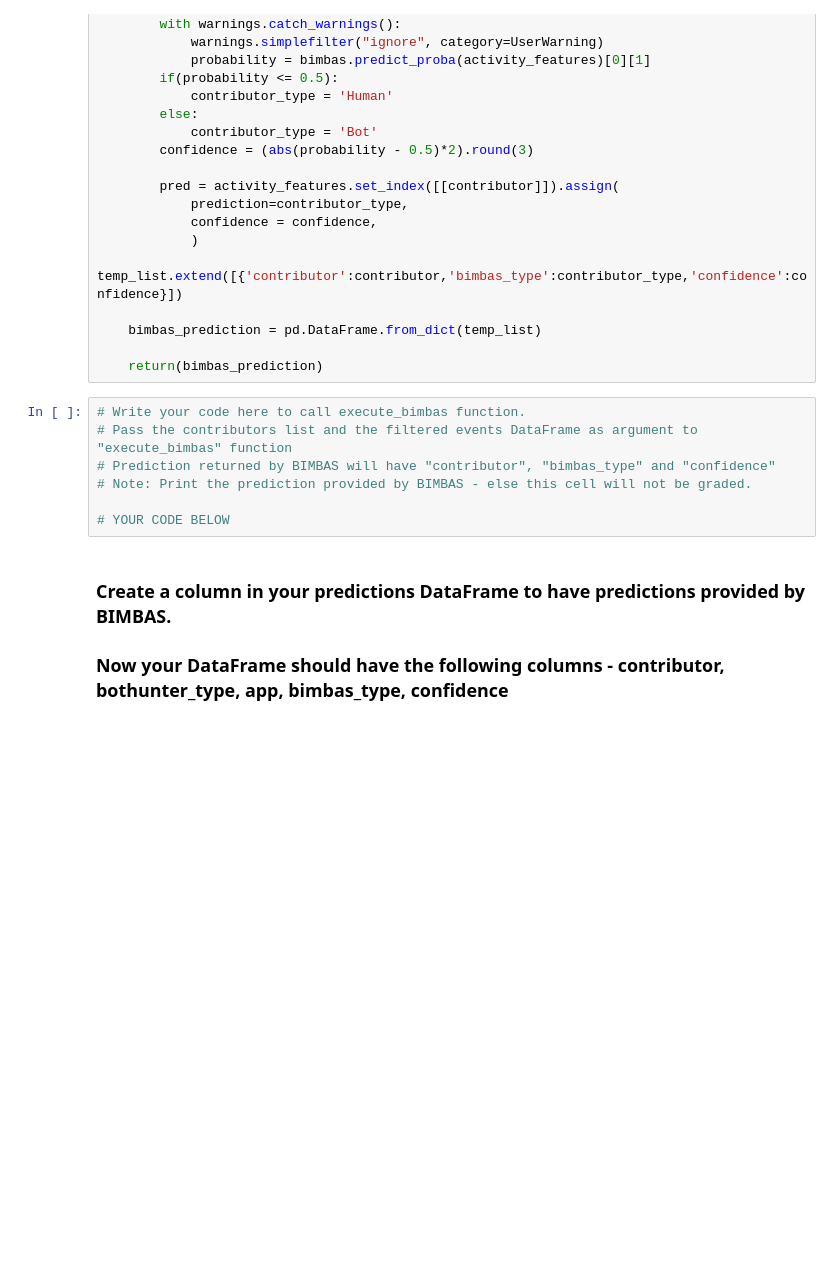
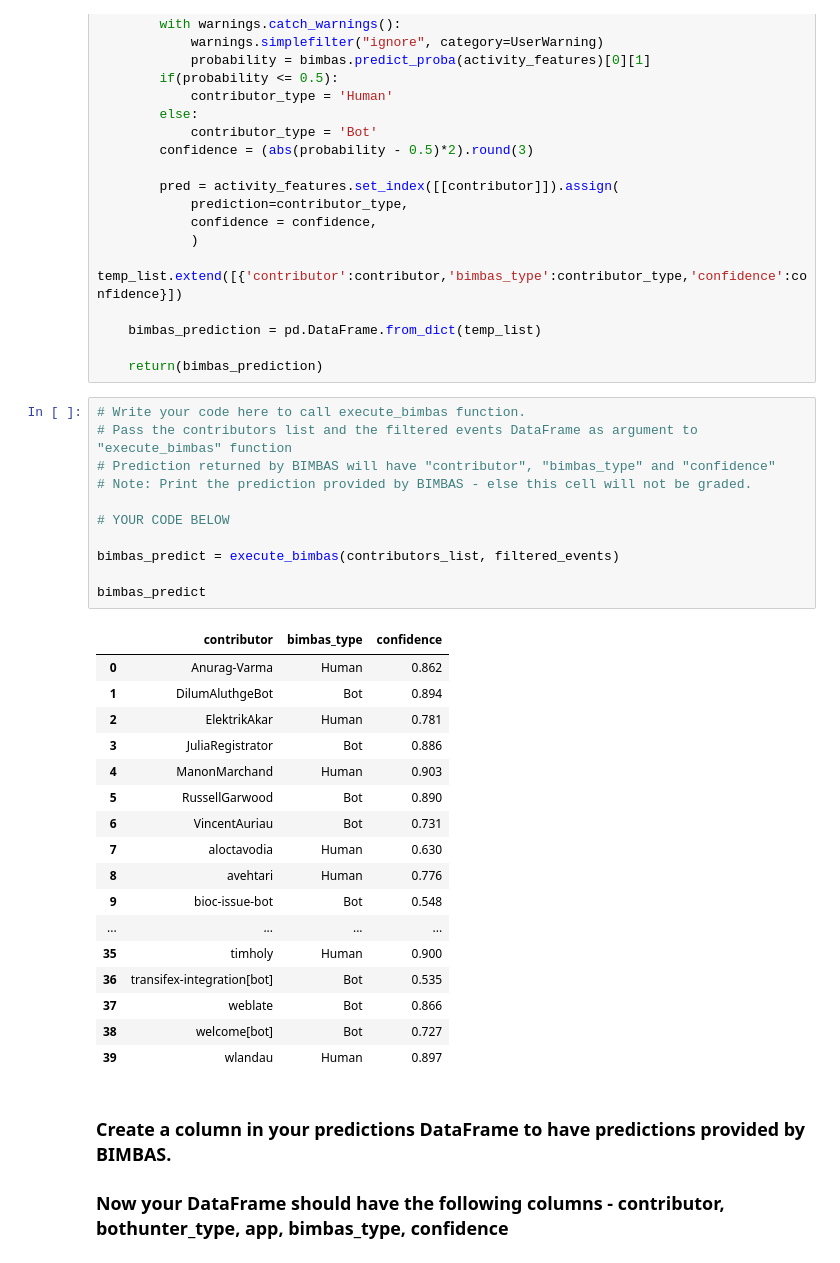
Before and after one commit to IngridOrnella/Software_Evolution_TP_bots, a Jupyter notebook: TP_bots_template.ipynb, the cells around one changed output. Drawn from its saved outputs; the diff is of its cells as text; blank space fills up the shorter version.

```diff
--- a/TP_bots_template.ipynb
+++ b/TP_bots_template.ipynb
@@ -316,10 +336,32 @@ def execute_bimbas(contributors_list, selected_events):
 # %%
 # Write your code here to call execute_bimbas function.
 # Pass the contributors list and the filtered events DataFrame as argument to "execute_bimbas" function
 # Prediction returned by BIMBAS will have "contributor", "bimbas_type" and "confidence"
 # Note: Print the prediction provided by BIMBAS - else this cell will not be graded.
 
 # YOUR CODE BELOW
+
+bimbas_predict = execute_bimbas(contributors_list, filtered_events)
+
+bimbas_predict
+# %% [output]
+|  | contributor | bimbas_type | confidence |
+| 0 | Anurag-Varma | Human | 0.862 |
+| 1 | DilumAluthgeBot | Bot | 0.894 |
+| 2 | ElektrikAkar | Human | 0.781 |
+| 3 | JuliaRegistrator | Bot | 0.886 |
+| 4 | ManonMarchand | Human | 0.903 |
+| 5 | RussellGarwood | Bot | 0.890 |
+| 6 | VincentAuriau | Bot | 0.731 |
+| 7 | aloctavodia | Human | 0.630 |
+| 8 | avehtari | Human | 0.776 |
+| 9 | bioc-issue-bot | Bot | 0.548 |
+| ... | ... | ... | ... |
+| 35 | timholy | Human | 0.900 |
+| 36 | transifex-integration[bot] | Bot | 0.535 |
+| 37 | weblate | Bot | 0.866 |
+| 38 | welcome[bot] | Bot | 0.727 |
+| 39 | wlandau | Human | 0.897 |
 # %% [markdown]
 ### Create a column in your predictions DataFrame to have predictions provided by BIMBAS.
 ### Now your DataFrame should have the following columns - contributor, bothunter_type, app, bimbas_type, confidence
```
Also changed, not shown: parts of 1 cell of this notebook.
